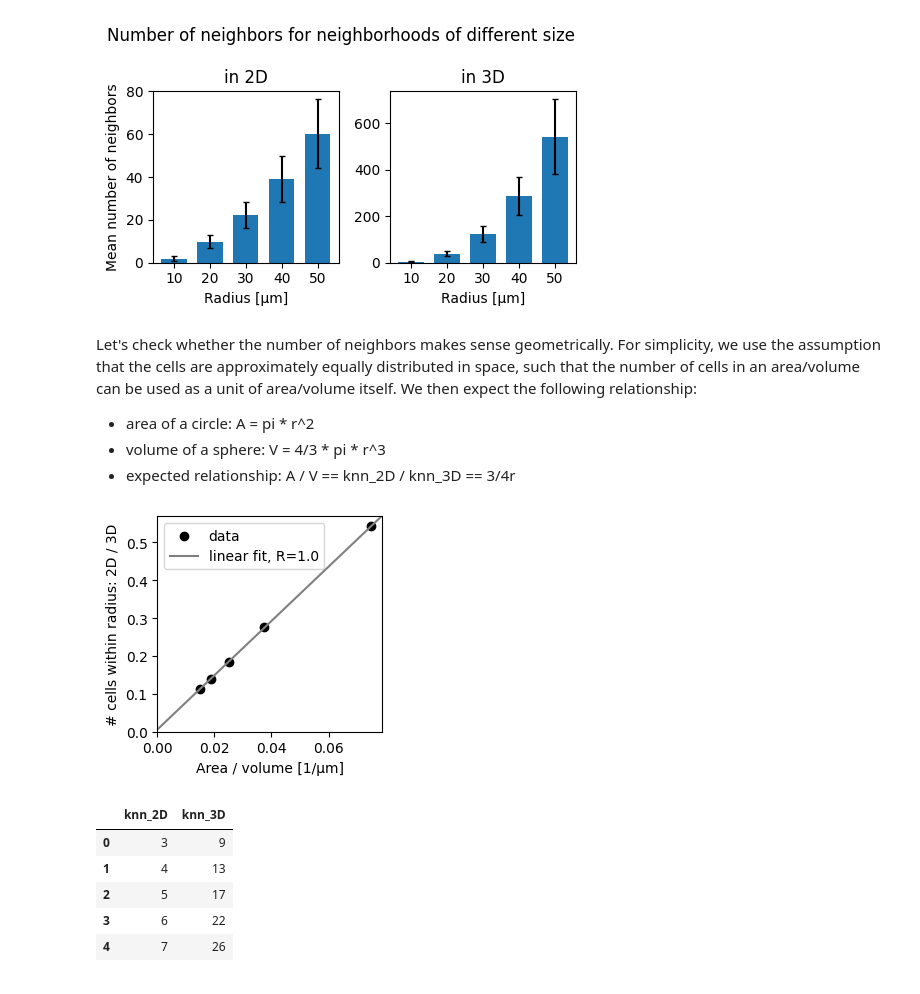
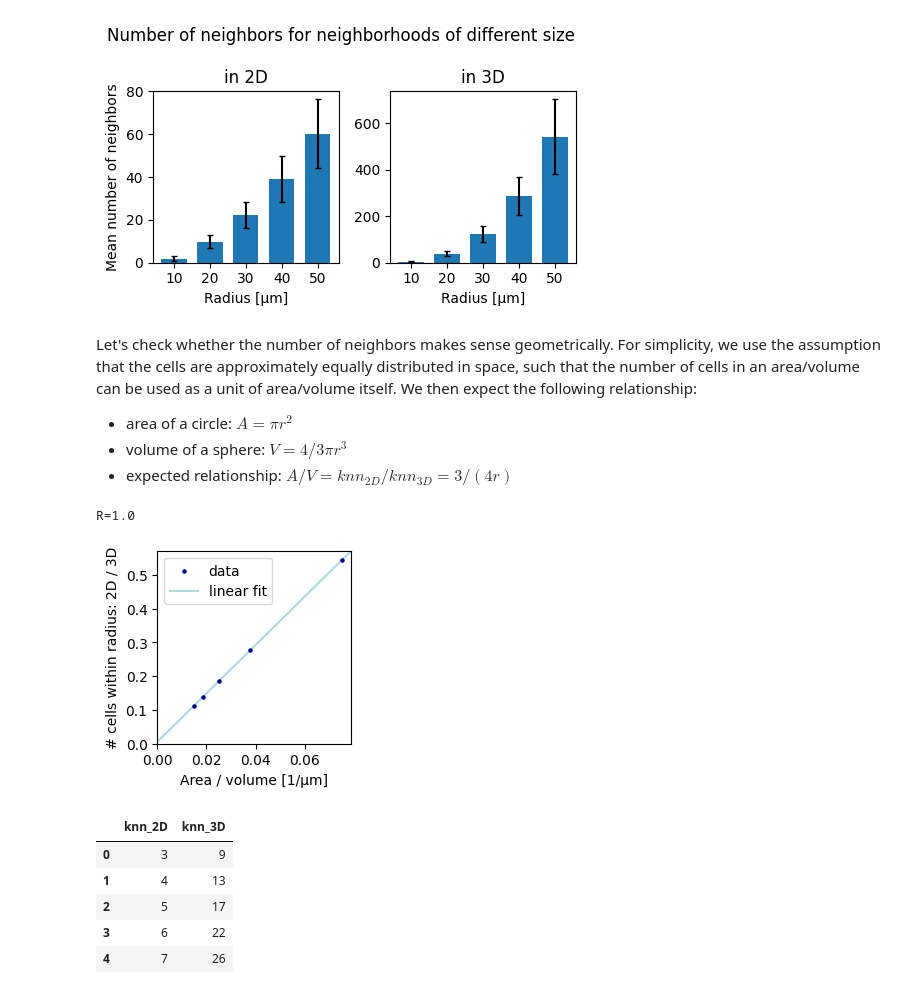
Before and after one commit to SchapiroLabor/nbh_analysis_3D, a Jupyter notebook: scripts/nbh_analysis/nbh_size.ipynb, the cells around one changed output. Cells and saved outputs as stored; diff of their text form; code cells hidden in the pictures.

```diff
--- a/scripts/nbh_analysis/nbh_size.ipynb
+++ b/scripts/nbh_analysis/nbh_size.ipynb
@@ -166,27 +159,29 @@ plt.show()
 [figure]
 # %% [markdown]
 Let's check whether the number of neighbors makes sense geometrically. For simplicity, we use the assumption that the cells are approximately equally distributed in space, such that the number of cells in an area/volume can be used as a unit of area/volume itself. We then expect the following relationship:
-- area of a circle: A = pi * r^2
-- volume of a sphere: V = 4/3 * pi * r^3
-- expected relationship: A / V == knn_2D / knn_3D == 3/4r
+- area of a circle: $A = π r^2$
+- volume of a sphere: $V = 4/3 π r^3$
+- expected relationship: $A / V = knn_{2D} / knn_{3D} = 3/(4r)$
 # %%
 from scipy.stats import linregress
 x = np.array( 3 / ( 4 * knns['radius'] ) ).astype(float)
 y = np.array( (knns['mean_2']+1) / (knns['mean_3']+1) ).astype(float) # +1 to add index cell
 slope, intercept, r_value, p_value, std_err = linregress(x, y)
+print(f'R={r_value:.2}')
 
-plt.subplots(figsize=(2.9,2.8))
-plt.scatter(x, y, label='data', color='black')
-plt.axline((0, intercept), slope=slope, label=f'linear fit, R={r_value:.2}', color='grey')
+plt.subplots(figsize=(2.5,2.5))
+plt.scatter(x, y, label='data', s=5, zorder=2.5, color='darkblue')
+plt.axline((0, intercept), slope=slope, label=f'linear fit', color='lightblue')
 plt.xlim(0)
 plt.ylim(0)
 plt.xlabel('Area / volume [1/μm]')
 plt.ylabel('# cells within radius: 2D / 3D')
 plt.legend(loc='upper left')
-#plt.text(0.4, 0.05, f"y = {intercept:.2f} + {slope:.2f}x", transform=plt.gca().transAxes)
+plt.savefig('../../figures/knn_2D_3D_geom.svg')
 plt.show()
 # %% [output]
+R=1.0
-[figure, old version]
+[figure, new version]
 # %%
 ## Create a table to translate knn from 2D to 3D
 ## Interpolate from calculated values
```
Also changed, not shown: parts of 6 cells of this notebook.
